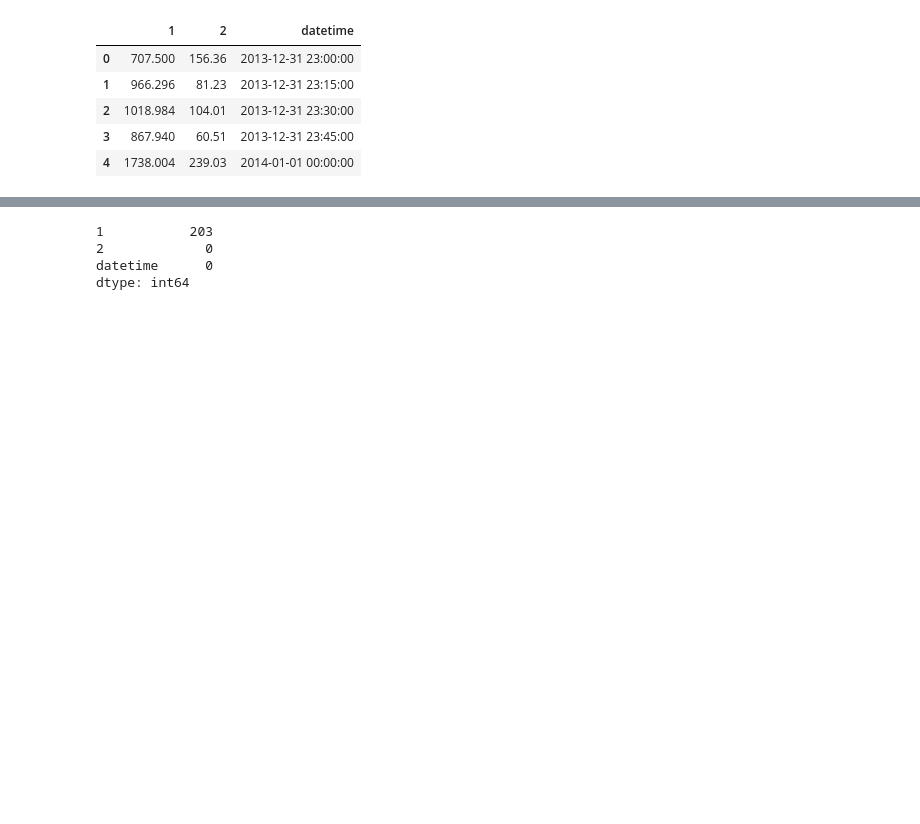
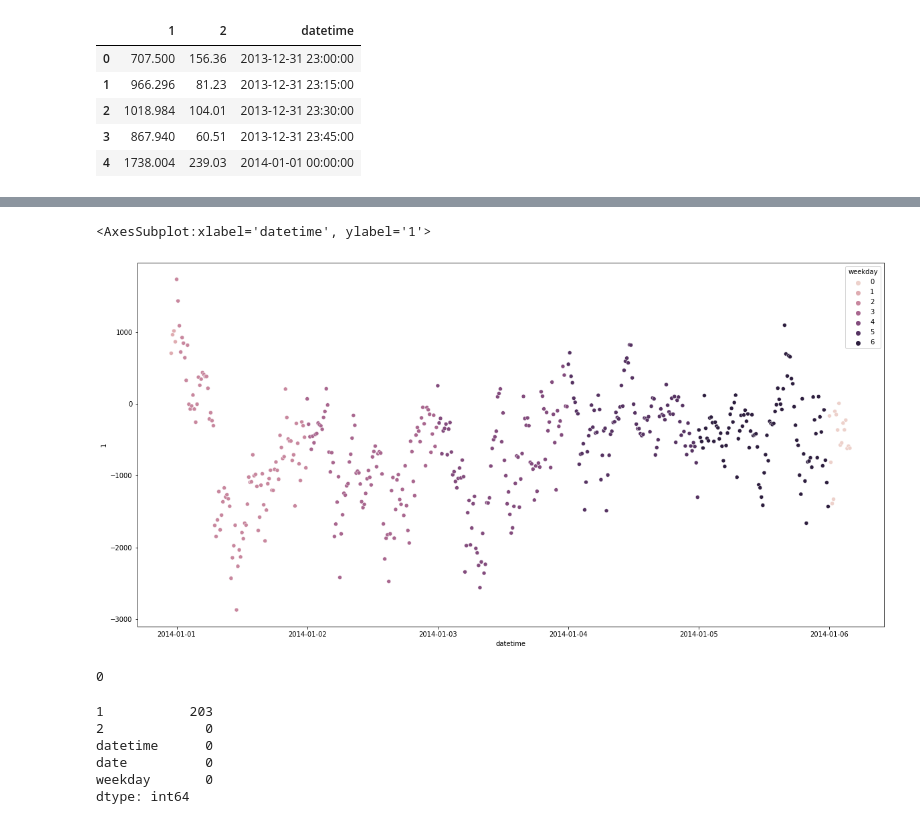
Before and after one commit to Windbenders/capstone_energy, a Jupyter notebook: notebooks/imbalance_eda_laurent_aaron.ipynb, the cells around one changed output, grey strips where cells are left out. Saved outputs shown, nothing was run; the diff lists cells and outputs as text; code cells hidden in the pictures; blank space fills up the shorter version.

```diff
--- a/notebooks/imbalance_eda_laurent_aaron.ipynb
+++ b/notebooks/imbalance_eda_laurent_aaron.ipynb
@@ -33,0 +64,4 @@ imb_df.head()
+# %%
+imb_df['date'] = imb_df['datetime'].dt.date
+# %%
+imb_df['weekday'] = imb_df['datetime'].dt.weekday
@@ -33,0 +83,2 @@ imb_df.head()
+# %%
+imb_df = imb_df.set_index('datetime')
@@ -34,7 +112,19 @@ imb_df.head()
+# %%
+plt.figure(figsize=(20, 10))
+sns.scatterplot(data=imb_df.iloc[0:500], x='datetime', y=1, hue='weekday')
+# %% [output]
+<AxesSubplot:xlabel='datetime', ylabel='1'>
+[figure, added]
+# %%
+(imb_df['datetime'] == pd.to_datetime('2021-05-22')).sum()
+# %% [output]
+0
 # %%
 imb_df.isnull().sum()
 # %% [output]
 1           203
 2             0
 datetime      0
+date          0
+weekday       0
 dtype: int64
```
Also changed, not shown: parts of 41 cells of this notebook.
